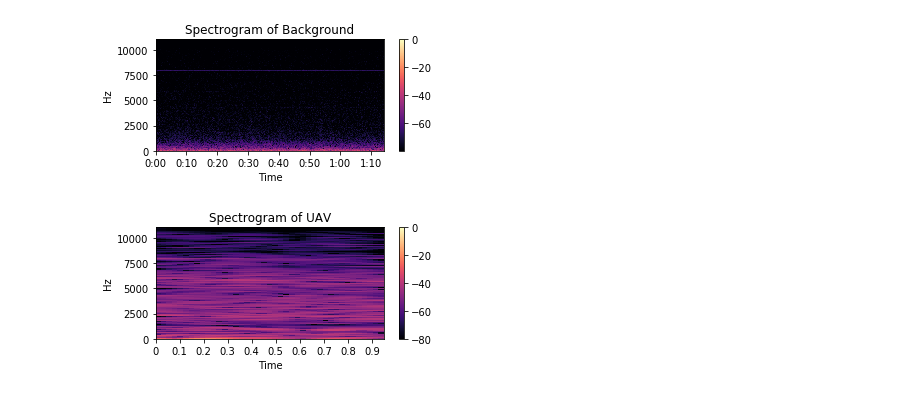
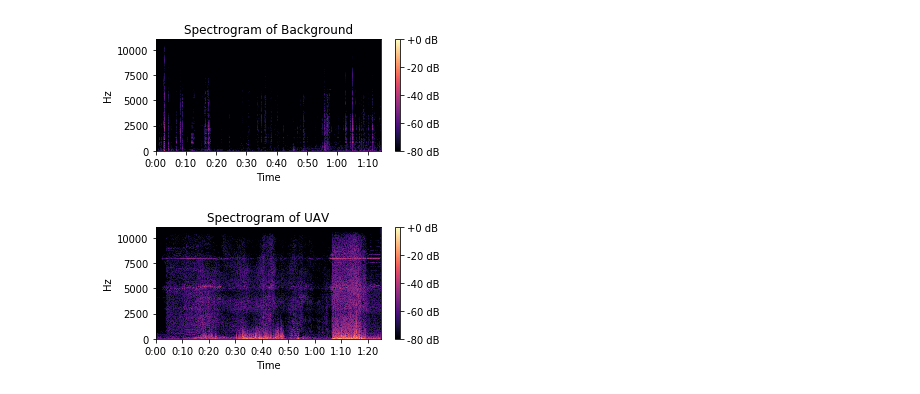
Before and after one commit to gunhoo/Drone-Tracking, a Jupyter notebook: notebook/spectrogram.ipynb, the cells around one changed output. Saved outputs shown, nothing was run; the diff lists cells and outputs as text; code cells hidden in the pictures.

```diff
--- a/notebook/spectrogram.ipynb
+++ b/notebook/spectrogram.ipynb
@@ -48,5 +48,5 @@ plt.savefig('background_mfcc.pdf')
 # %%
-audio_name = '../data/background/11-30 11_35_05.wav'
+audio_name = '../data/test_background/11-30 11_17_39.wav'
 hop_length = 256
 window_size = 4096
 
@@ -58,28 +58,28 @@ out = 2 * np.abs(out) / np.sum(window)
 
 plt.figure(figsize=(5,2.5))
 librosa.display.specshow(librosa.amplitude_to_db(out,ref=np.max), y_axis='hz', x_axis='time')
-plt.colorbar()
+plt.colorbar(format='%+2.0f dB')
 plt.title('Spectrogram of Background')
 plt.tight_layout()
 plt.savefig('background_spectrogram.pdf')
 # %% [output]
-[figure, old version]
+[figure, new version]
 # %%
-audio_name = '../server/second-0-15:50:24.wav'
-hop_length = 512
-window_size = 8196
+audio_name = '../data/test_drone/djisound1.wav'
+hop_length = 256
+window_size = 4096
 
 y, sr = librosa.load(audio_name)
 window = np.hanning(window_size)
 out  = librosa.core.spectrum.stft(y, n_fft = window_size, hop_length = hop_length,
        window=window)
 out = 2 * np.abs(out) / np.sum(window)
 
 plt.figure(figsize=(5,2.5))
 librosa.display.specshow(librosa.amplitude_to_db(out,ref=np.max), y_axis='hz', x_axis='time')
-plt.colorbar()
+plt.colorbar(format='%+2.0f dB')
 plt.title('Spectrogram of UAV')
 plt.tight_layout()
 plt.savefig('uav_spectrogram.pdf')
 # %% [output]
-[figure, old version]
+[figure, new version]
```
Also changed, not shown: parts of 4 cells of this notebook, 16 other files.
